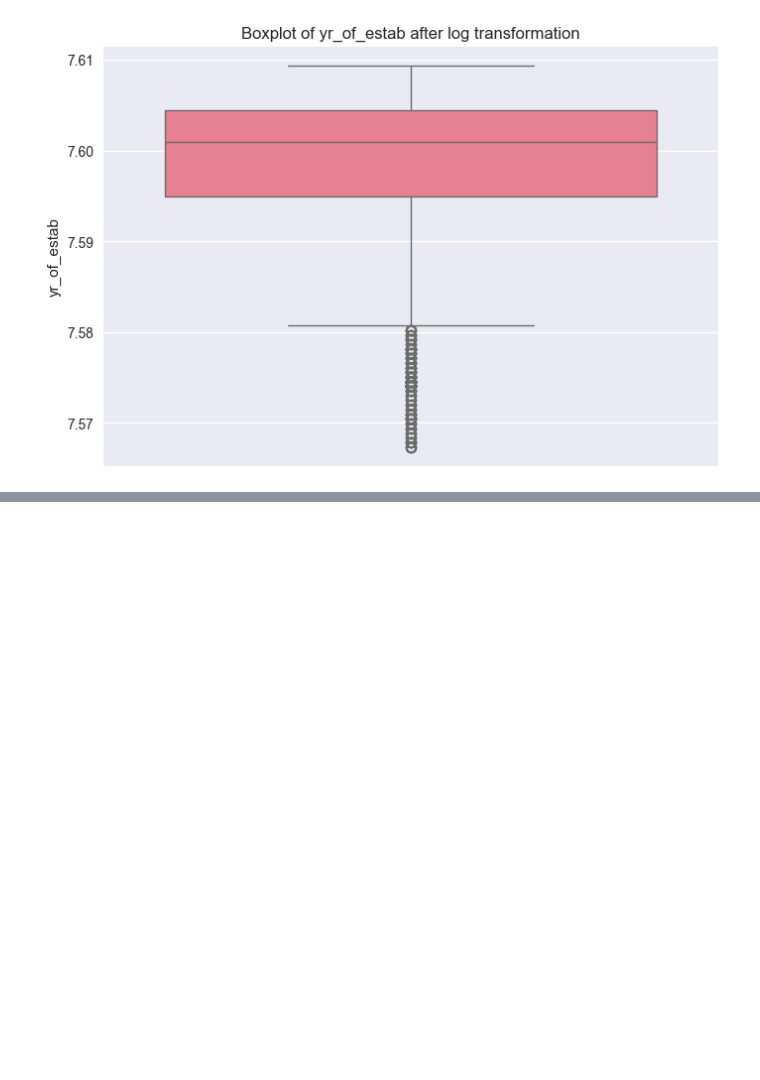
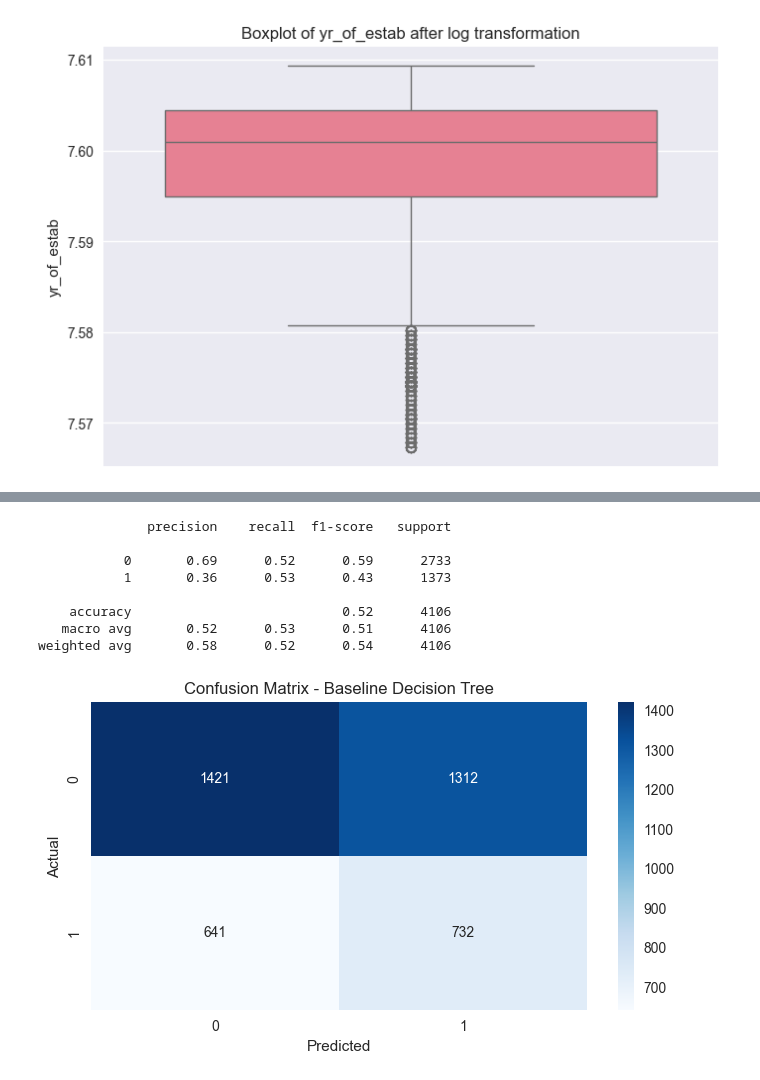
Before and after one commit to ADEOYE-MARY25/My_Task, a Jupyter notebook: week_12/preprocessed_Visa_dataset.ipynb, the cells around one changed output, grey strips where cells are left out. Saved outputs shown, nothing was run; the diff lists cells and outputs as text; code cells hidden in the pictures; blank space fills up the shorter version.

```diff
--- a/week_12/preprocessed_Visa_dataset.ipynb
+++ b/week_12/preprocessed_Visa_dataset.ipynb
@@ -132,0 +224,2 @@ plt.show()
+# %%
+data['prevailing_wage_per_hour']= data['prevailing_wage']/ data['unit_of_wage_in_hr']
@@ -132,0 +237,18 @@ plt.show()
+# %%
+from sklearn.calibration import LabelEncoder
+
+
+categorical_features=['requires_job_training', 'has_job_experience', 'full_time_position', 'case_status']
+multiple_categorical_ordinal_features=["education_of_employee", "unit_of_wage"]
+multiple_categorical_norminal_features=["region_of_employment", "continent"]
+
+le=LabelEncoder()
+
+for cat in categorical_features:
+    data[cat]=le.fit_transform(data[cat])
+
+for cat in multiple_categorical_ordinal_features:
+    data[cat]=le.fit_transform(data[cat])
+
+for cat in multiple_categorical_norminal_features:
+    data[cat]=le.fit_transform(data[cat])
@@ -132,0 +376,14 @@ plt.show()
+# %%
+from sklearn.linear_model import LogisticRegression
+from sklearn.metrics import accuracy_score, classification_report, confusion_matrix
+# Train baseline model
+model = LogisticRegression(class_weight='balanced', max_iter=1000)
+model.fit(X_train, y_train)
+# Predict
+# y_pred = model.predict(X_test)
+y_prob = model.predict_proba(X_test)[:, 1]
+y_pred = (y_prob > 0.3).astype(int)
+# Evaluate
+print("Accuracy:", accuracy_score(y_test, y_pred))
+print("\nClassification Report:\n", classification_report(y_test, y_pred))
+print("\nConfusion Matrix:\n", confusion_matrix(y_test, y_pred))
@@ -132,0 +407,20 @@ plt.show()
+# %%
+y_pred = model.predict(X_test)
+print(classification_report(y_test, y_pred))
+# Confusion Matrix
+plt.figure(figsize=(8,4))
+sns.heatmap(confusion_matrix(y_test, y_pred), annot=True, fmt='d', cmap='Blues')
+plt.title("Confusion Matrix - Baseline Decision Tree")
+plt.xlabel("Predicted")
+plt.ylabel("Actual")
+plt.show()
+# %% [output]
+              precision    recall  f1-score   support
+
+           0       0.69      0.52      0.59      2733
+           1       0.36      0.53      0.43      1373
+
+    accuracy                           0.52      4106
+   macro avg       0.52      0.53      0.51      4106
+weighted avg       0.58      0.52      0.54      4106
+[figure, added]
```
Also changed, not shown: parts of 17 cells of this notebook, 2 other files.
